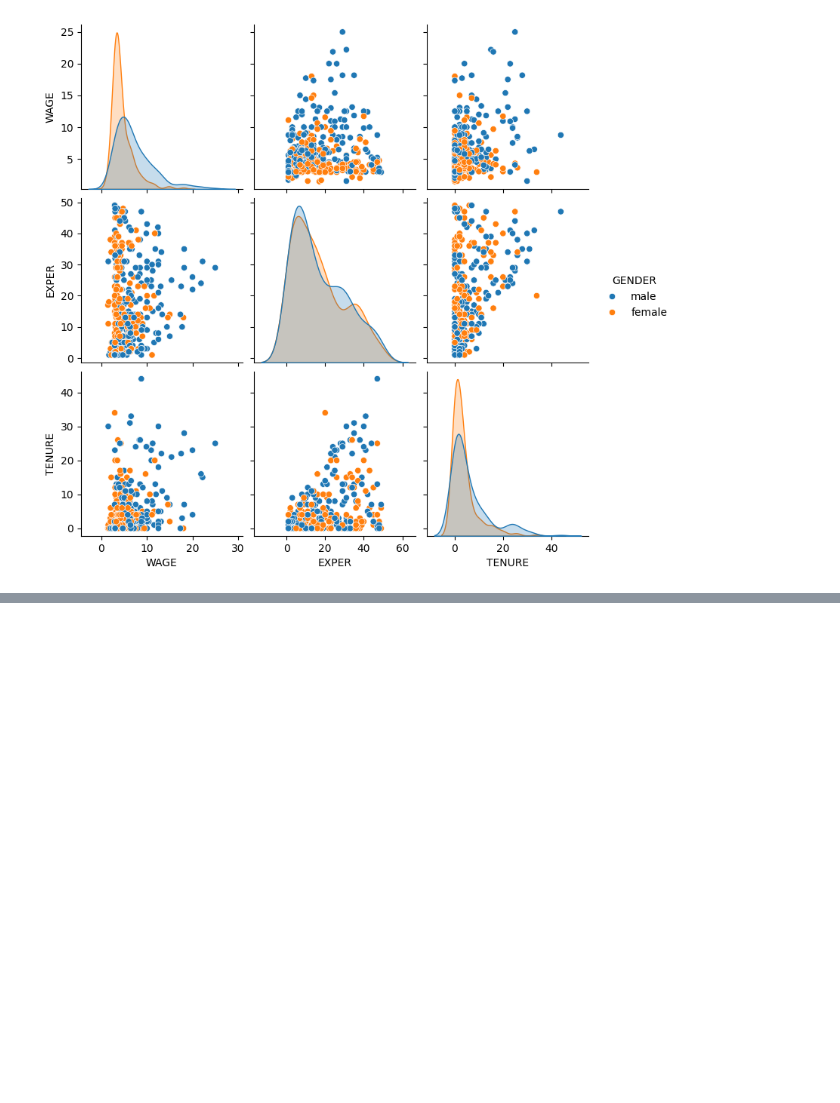
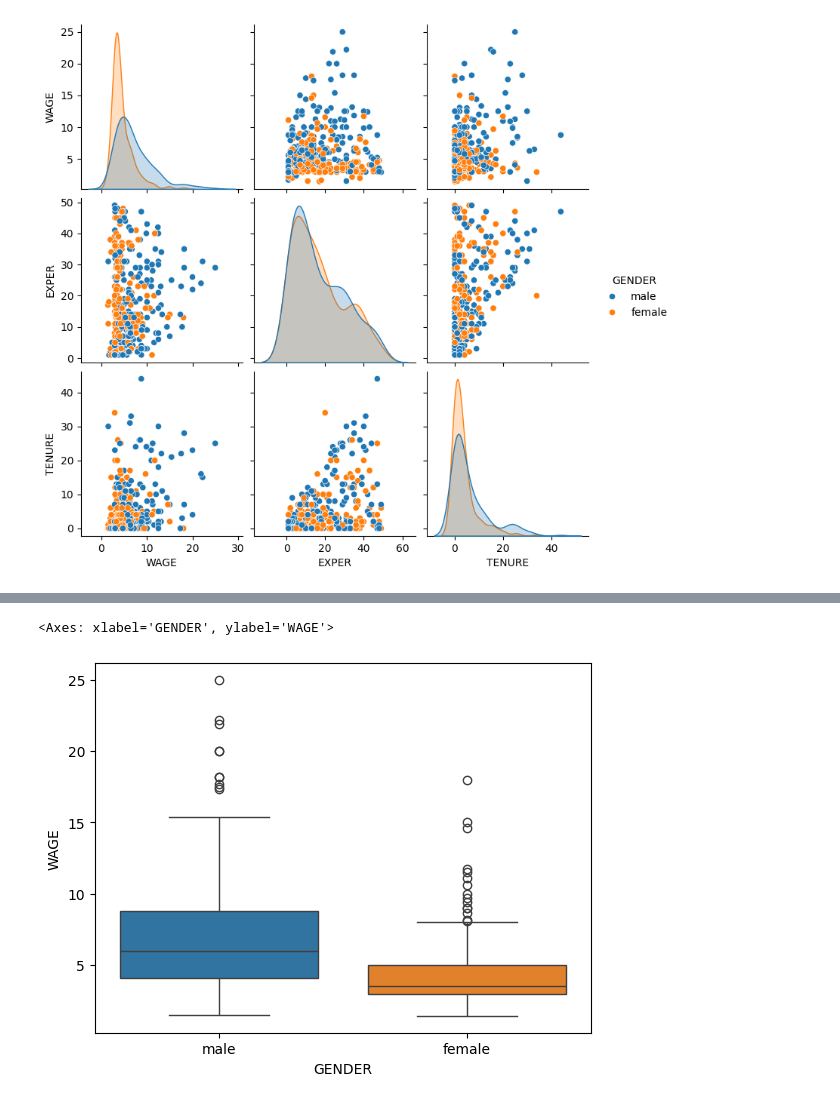
Before and after one commit to v1sstar/machine_learning_project, a Jupyter notebook: Taller_actividad_1.ipynb, the cells around one changed output, grey strips where cells are left out. Saved outputs shown, nothing was run; the diff lists cells and outputs as text; code cells hidden in the pictures; blank space fills up the shorter version.

```diff
--- a/Taller_actividad_1.ipynb
+++ b/Taller_actividad_1.ipynb
@@ -314,0 +300,5 @@ sns.boxplot(data=actividad_1, x='FAM_problems', y='WAGE', hue='FAM_problems')
+# %%
+sns.boxplot(data=actividad_1, x='GENDER', y='WAGE', hue='GENDER')
+# %% [output]
+<Axes: xlabel='GENDER', ylabel='WAGE'>
+[figure, added]
```
Also changed, not shown: parts of 8 cells of this notebook.
